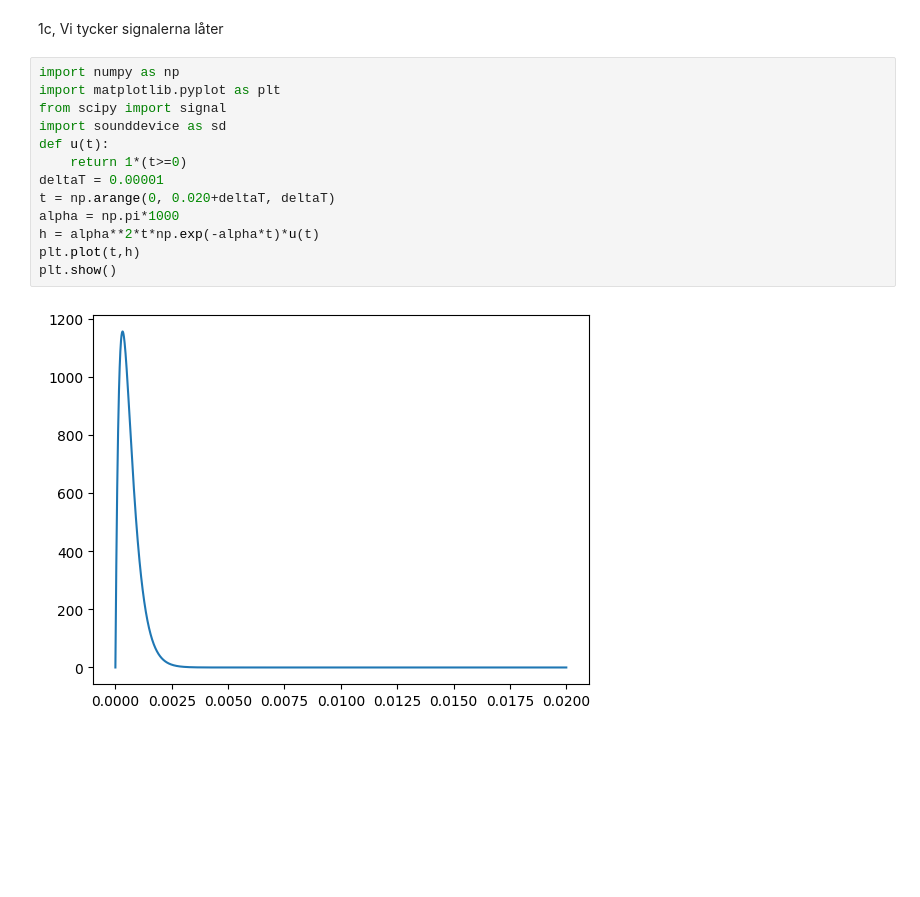
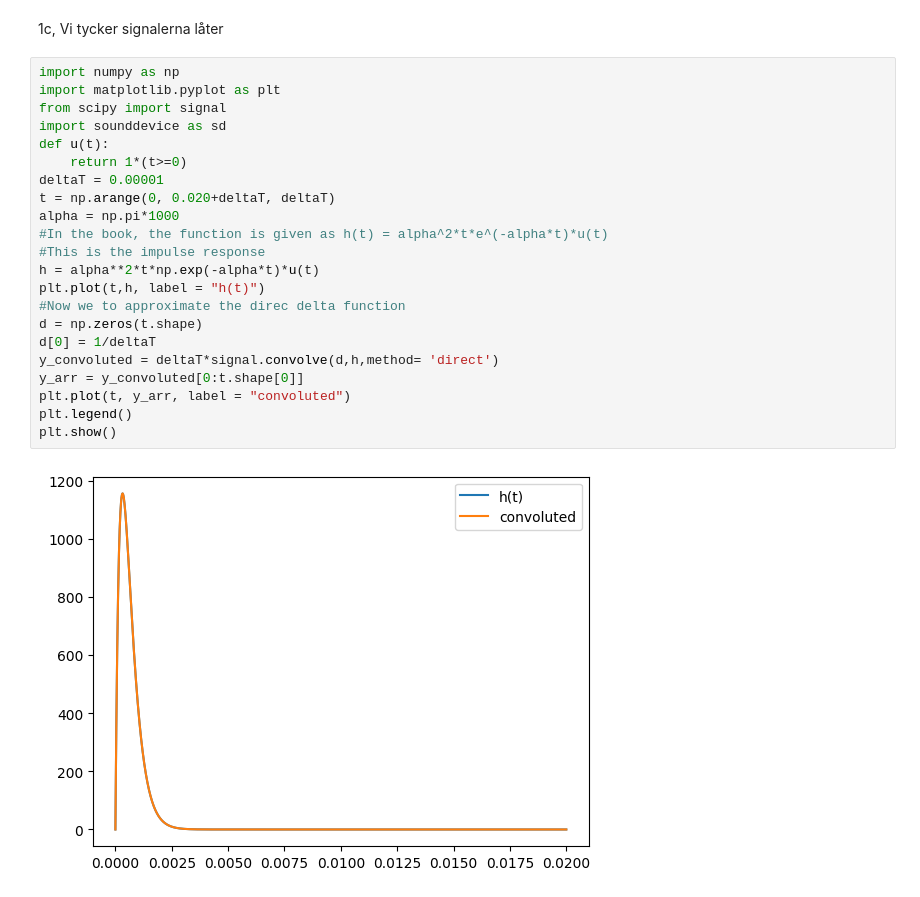
Before and after one commit to Rickrokyfy/Assignment-1, a Jupyter notebook: Assignment1.ipynb, the cells around one changed output. Saved outputs shown, nothing was run; the diff lists cells and outputs as text; blank space fills up the shorter version.

```diff
--- a/Assignment1.ipynb
+++ b/Assignment1.ipynb
@@ -44,15 +44,24 @@ sd.play(x2,1/deltaT, blocking=True)
 # %%
 import numpy as np
 import matplotlib.pyplot as plt
 from scipy import signal
 import sounddevice as sd
 def u(t):
     return 1*(t>=0)
 deltaT = 0.00001
 t = np.arange(0, 0.020+deltaT, deltaT)
 alpha = np.pi*1000
+#In the book, the function is given as h(t) = alpha^2*t*e^(-alpha*t)*u(t)
+#This is the impulse response
 h = alpha**2*t*np.exp(-alpha*t)*u(t)
-plt.plot(t,h)
+plt.plot(t,h, label = "h(t)")
+#Now we to approximate the direc delta function
+d = np.zeros(t.shape)
+d[0] = 1/deltaT
+y_convoluted = deltaT*signal.convolve(d,h,method= 'direct')
+y_arr = y_convoluted[0:t.shape[0]]
+plt.plot(t, y_arr, label = "convoluted")
+plt.legend()
 plt.show()
 # %% [output]
-[figure, old version]
+[figure, new version]
```
